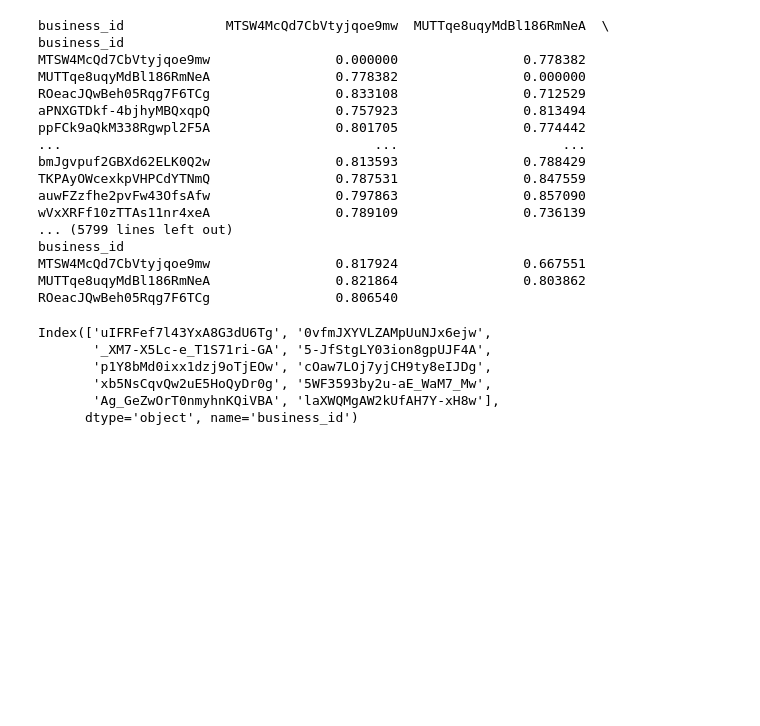
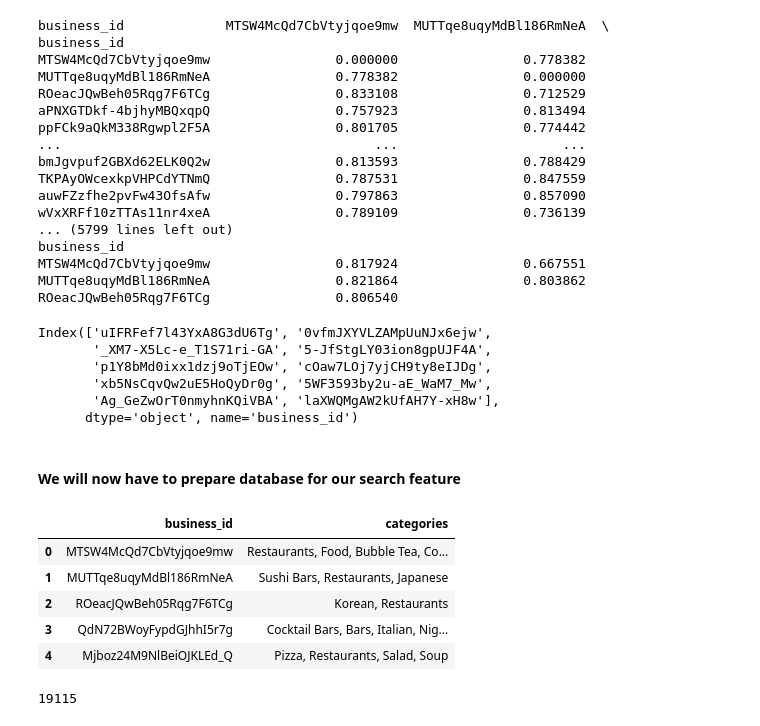
Before and after one commit to poolkit/Hybrid-Restaurant-Recommender, a Jupyter notebook: notebooks/ContentBased_filtering.ipynb, the cells around one changed output. Saved outputs shown, nothing was run; the diff lists cells and outputs as text; code cells hidden in the pictures; blank space fills up the shorter version.

Commit message:
search feature

```diff
--- a/notebooks/ContentBased_filtering.ipynb
+++ b/notebooks/ContentBased_filtering.ipynb
@@ -390,3 +390,25 @@ Index(['uIFRFef7l43YxA8G3dU6Tg', '0vfmJXYVLZAMpUuNJx6ejw',
        'xb5NsCqvQw2uE5HoQyDr0g', '5WF3593by2u-aE_WaM7_Mw',
        'Ag_GeZwOrT0nmyhnKQiVBA', 'laXWQMgAW2kUfAH7Y-xH8w'],
       dtype='object', name='business_id')
+# %% [markdown]
+#### We will now have to prepare database for our search feature
+# %%
+categories = business[['business_id','categories']]
+# %%
+categories.head()
+# %% [output]
+|  | business_id | categories |
+| 0 | MTSW4McQd7CbVtyjqoe9mw | Restaurants, Food, Bubble Tea, Co... |
+| 1 | MUTTqe8uqyMdBl186RmNeA | Sushi Bars, Restaurants, Japanese |
+| 2 | ROeacJQwBeh05Rqg7F6TCg | Korean, Restaurants |
+| 3 | QdN72BWoyFypdGJhhI5r7g | Cocktail Bars, Bars, Italian, Nig... |
+| 4 | Mjboz24M9NlBeiOJKLEd_Q | Pizza, Restaurants, Salad, Soup |
+# %%
+all_categories = []
+
+for each in categories['categories']:
+    all_categories.extend(each.split(', '))
+
+len(all_categories)
+# %% [output]
+19115
```
Also changed, not shown: parts of 1 cell of this notebook.
